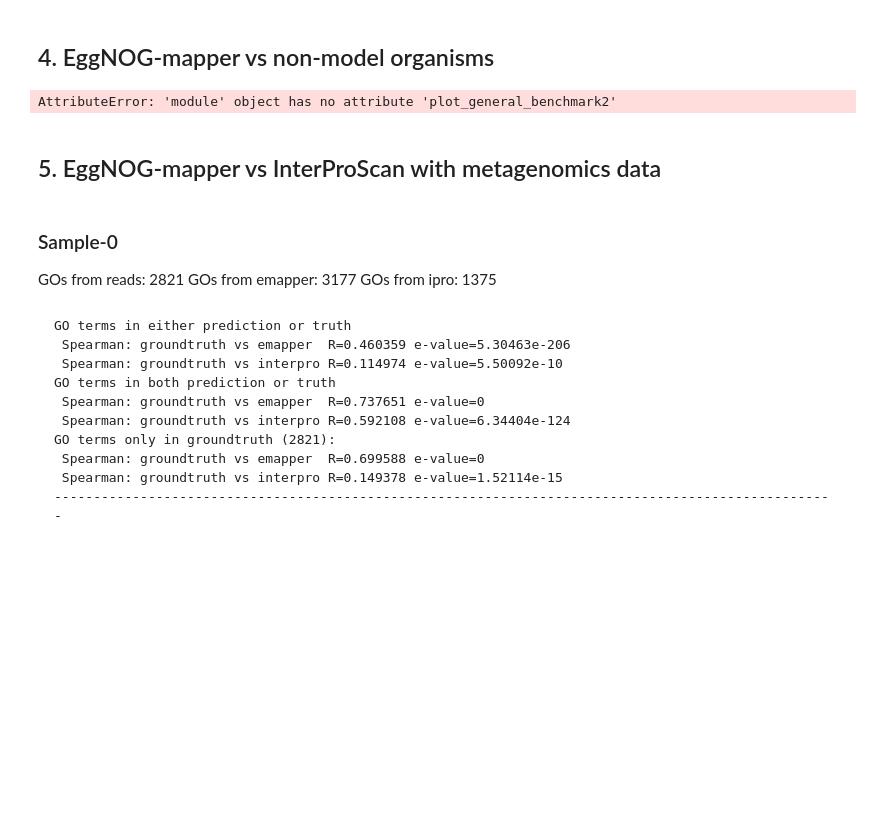
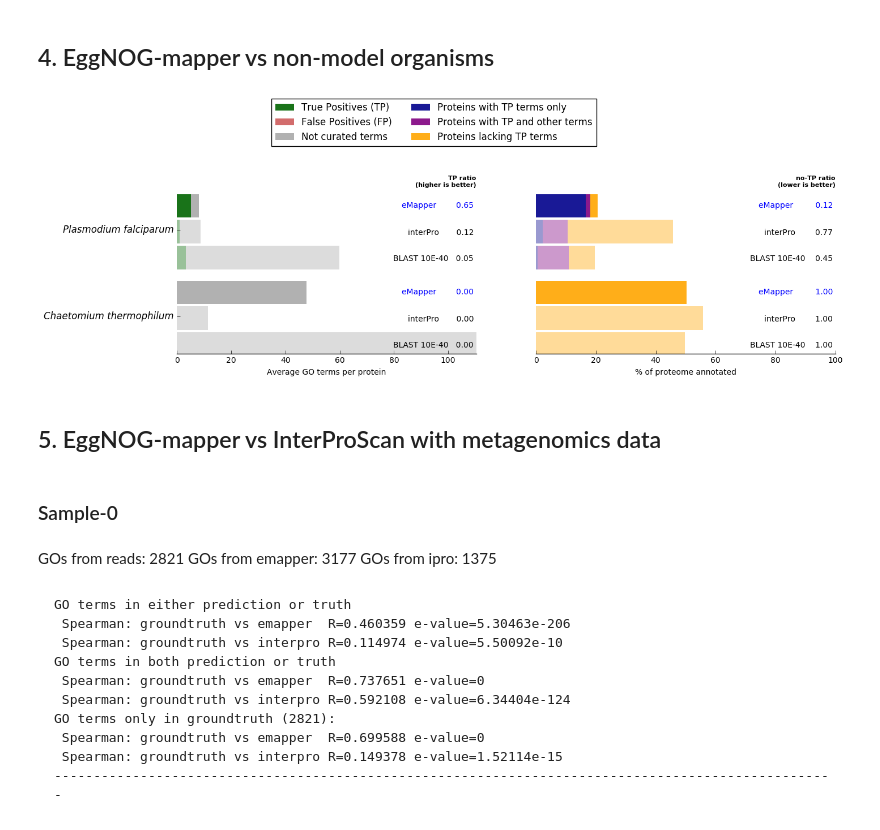
Before and after one commit to eggnogdb/emapper-benchmark, a Jupyter notebook: benchmark_summary.ipynb, the cells around one changed output. Saved outputs shown, nothing was run; the diff lists cells and outputs as text; code cells hidden in the pictures; blank space fills up the shorter version.

````diff
--- a/benchmark_summary.ipynb
+++ b/benchmark_summary.ipynb
@@ -106,14 +106,15 @@ end
 # %%
 import plot_functions
 reload(plot_functions)
 tag = 'hmmer.all.auto.non-electronic'
-plot_functions.plot_general_benchmark2(bench[tag], ['5833', '759272'], tag)
+plot_functions.plot_general_benchmark(bench[tag], ['5833', '759272'], tag)
 # %% [output]
-AttributeError: 'module' object has no attribute 'plot_general_benchmark2'
+[figure, added]
 # %% [markdown]
 ## 5. EggNOG-mapper vs InterProScan with metagenomics data
+# %% [markdown]
+### Sample-0
 # %% [markdown]
-### Sample-0
 GOs from reads: 2821   GOs from emapper: 3177   GOs from ipro: 1375
 # %% [markdown]
 ```
````
Also changed, not shown: parts of 8 cells of this notebook, 59 other files.
